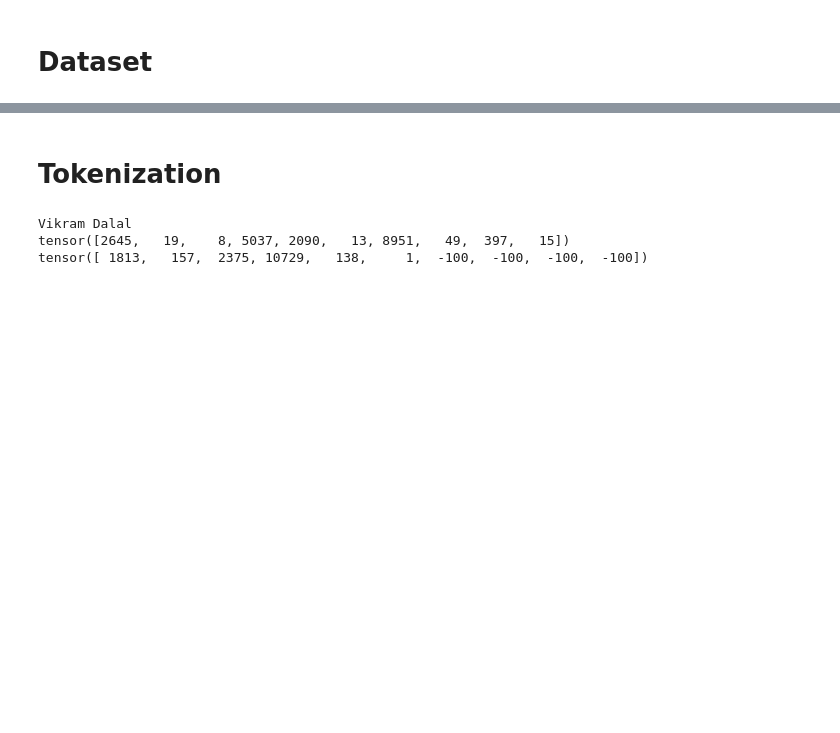
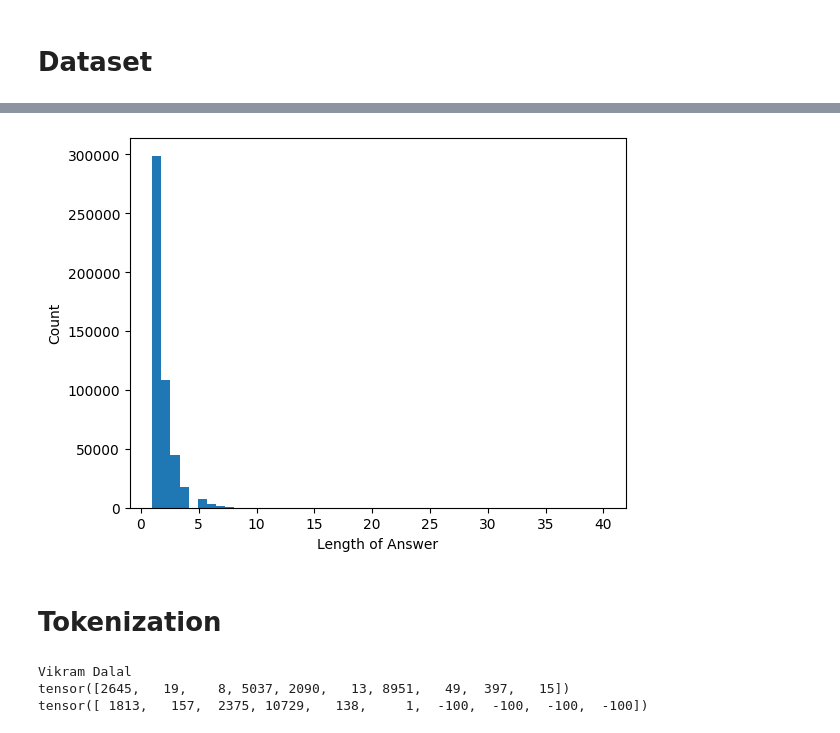
Before and after one commit to ambideXtrous9/FlanT5-SBERT-Model-for-NewsQA, a Jupyter notebook: NewsQA_FLAN_T5_model-METEOR.ipynb, the cells around one changed output, grey strips where cells are left out. Cells and saved outputs as stored; diff of their text form; code cells hidden in the pictures; blank space fills up the shorter version.

```diff
--- a/NewsQA_FLAN_T5_model-METEOR.ipynb
+++ b/NewsQA_FLAN_T5_model-METEOR.ipynb
@@ -59,9 +122,11 @@ print(sample['len_ans'])
 # %%
 # Plot histogram of length column
-plt.hist(df['len_ans'], bins=30)
+plt.hist(df['len_ans'], bins=50)
 # Set x and y labels
-plt.xlabel('Length of Summary')
+plt.xlabel('Length of Answer')
 plt.ylabel('Count')
 
 # Show the plot
 plt.show()
+# %% [output]
+[figure, added]
```
Also changed, not shown: parts of 26 cells of this notebook.
